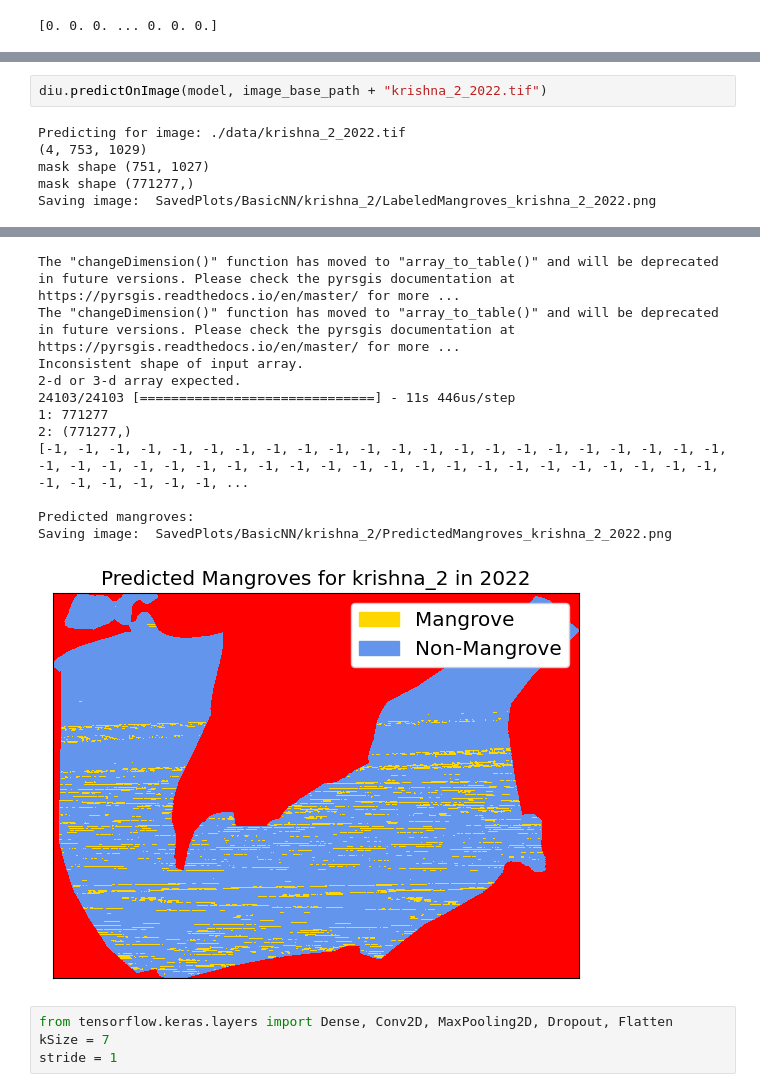
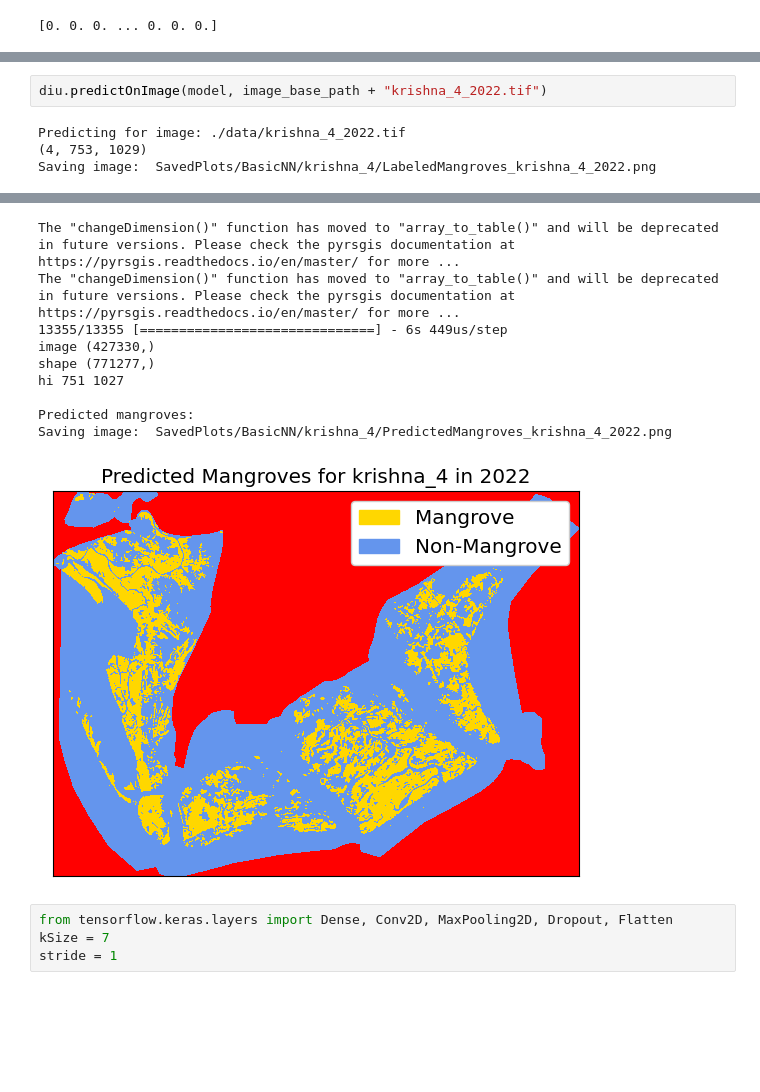
Before and after one commit to oops-moment/Remote-Sensing-BTP-1, a Jupyter notebook: neuralNetwork.ipynb, the cells around one changed output, grey strips where cells are left out. Saved outputs shown, nothing was run; the diff lists cells and outputs as text; blank space fills up the shorter version.

Commit message:
graph corrected

```diff
--- a/neuralNetwork.ipynb
+++ b/neuralNetwork.ipynb
@@ -197,24 +210,20 @@ weighted avg       0.82      0.82      0.82    341864
 # %%
-diu.predictOnImage(model, image_base_path + "krishna_2_2022.tif")
+diu.predictOnImage(model, image_base_path + "krishna_4_2022.tif")
 # %% [output]
-Predicting for image: ./data/krishna_2_2022.tif
+Predicting for image: ./data/krishna_4_2022.tif
 (4, 753, 1029)
-mask shape (751, 1027)
-mask shape (771277,)
-Saving image:  SavedPlots/BasicNN/krishna_2/LabeledMangroves_krishna_2_2022.png
+Saving image:  SavedPlots/BasicNN/krishna_4/LabeledMangroves_krishna_4_2022.png
 [figure]
 The "changeDimension()" function has moved to "array_to_table()" and will be deprecated in future versions. Please check the pyrsgis documentation at https://pyrsgis.readthedocs.io/en/master/ for more ...
 The "changeDimension()" function has moved to "array_to_table()" and will be deprecated in future versions. Please check the pyrsgis documentation at https://pyrsgis.readthedocs.io/en/master/ for more ...
-Inconsistent shape of input array.
-2-d or 3-d array expected.
-24103/24103 [==============================] - 11s 446us/step
-1: 771277
-2: (771277,)
-[-1, -1, -1, -1, -1, -1, -1, -1, -1, -1, -1, -1, -1, -1, -1, -1, -1, -1, -1, -1, -1, -1, -1, -1, -1, -1, -1, -1, -1, -1, -1, -1, -1, -1, -1, -1, -1, -1, -1, -1, -1, -1, -1, -1, -1, -1, -1, -1, -1, -1, ...
+13355/13355 [==============================] - 6s 449us/step
+image (427330,)
+shape (771277,)
+hi 751 1027
 
 Predicted mangroves:
-Saving image:  SavedPlots/BasicNN/krishna_2/PredictedMangroves_krishna_2_2022.png
+Saving image:  SavedPlots/BasicNN/krishna_4/PredictedMangroves_krishna_4_2022.png
-[figure, old version]
+[figure, new version]
 # %%
 from tensorflow.keras.layers import Dense, Conv2D, MaxPooling2D, Dropout, Flatten
 kSize = 7
```
Also changed, not shown: parts of 9 cells of this notebook, 1 other file.
